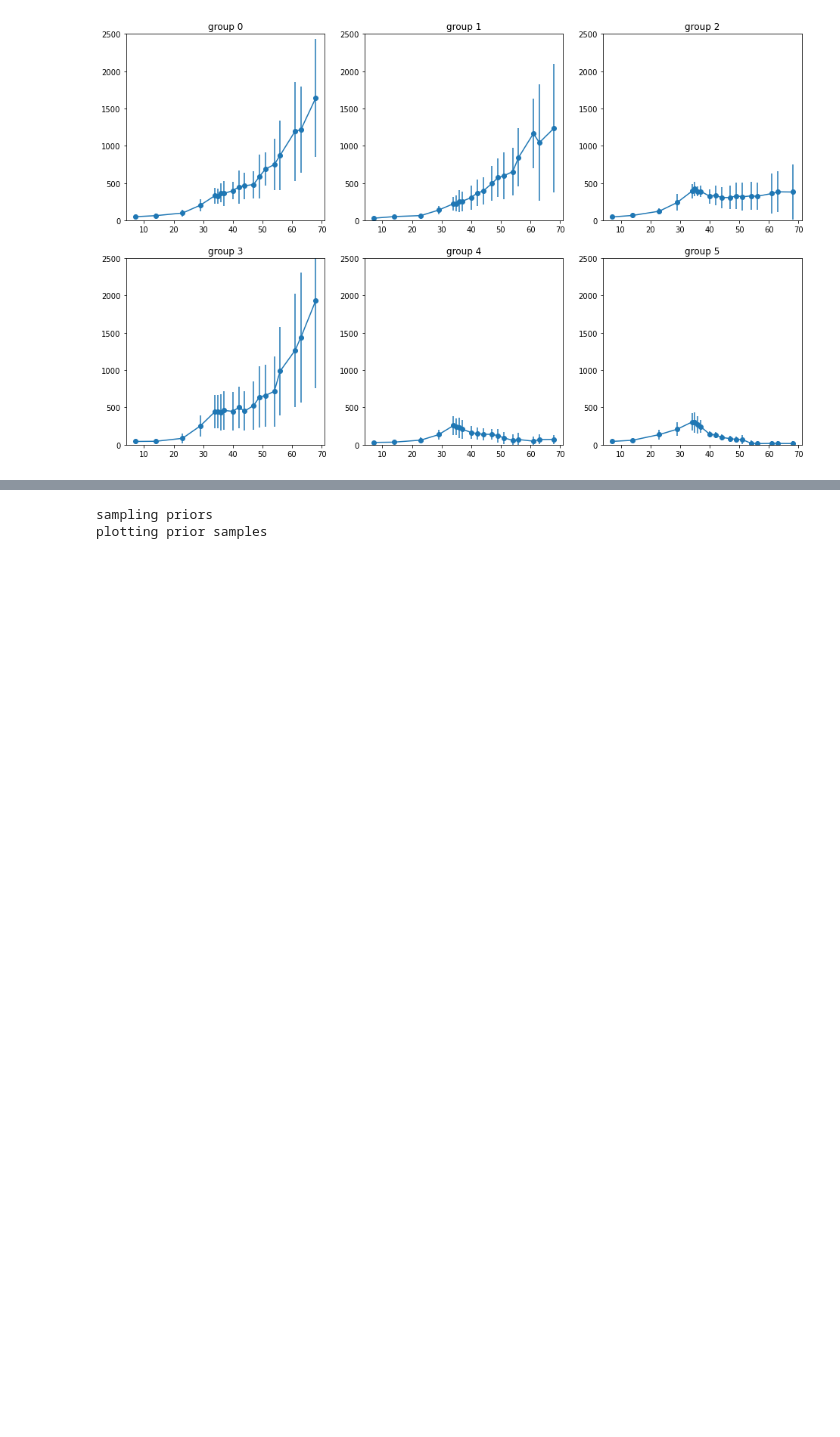
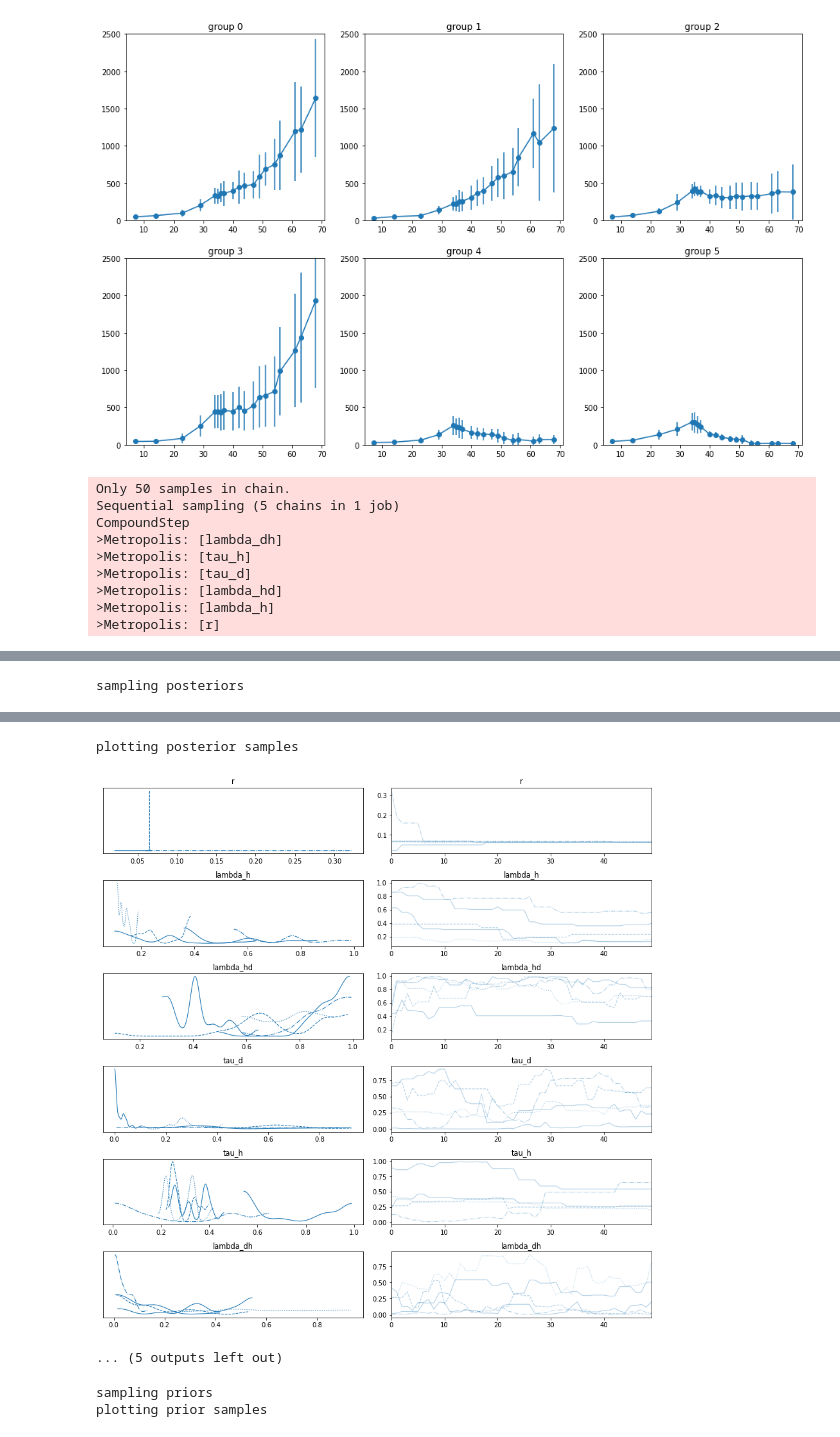
Before and after one commit to reidwyde/trazdox, a Jupyter notebook: refactor/growth_models.ipynb, the cells around one changed output, grey strips where cells are left out. Drawn from its saved outputs; the diff is of its cells as text; code cells hidden in the pictures; blank space fills up the shorter version.

```diff
--- a/refactor/growth_models.ipynb
+++ b/refactor/growth_models.ipynb
@@ -102,0 +233,12 @@ plt.show()
+# %%
+growth_model_1().backward()
+# %% [output]
+Only 50 samples in chain.
+Sequential sampling (5 chains in 1 job)
+CompoundStep
+>Metropolis: [lambda_dh]
+>Metropolis: [tau_h]
+>Metropolis: [tau_d]
+>Metropolis: [lambda_hd]
+>Metropolis: [lambda_h]
+>Metropolis: [r]
@@ -102,0 +252 @@ plt.show()
+sampling posteriors
@@ -102,0 +254,3 @@ plt.show()
+plotting posterior samples
+[figure, added]
+... (5 outputs left out)
```
Also changed, not shown: parts of 9 cells of this notebook.
